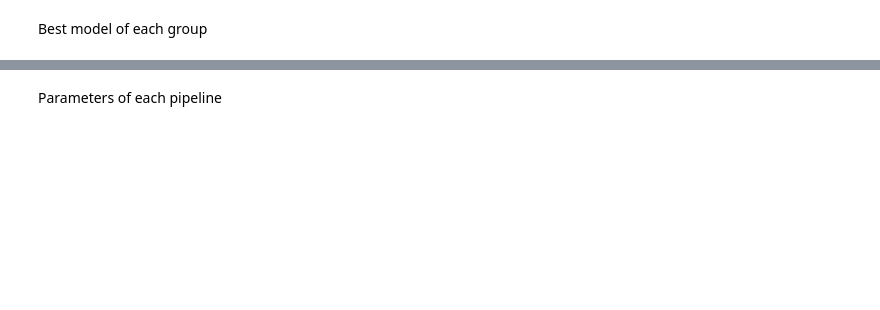
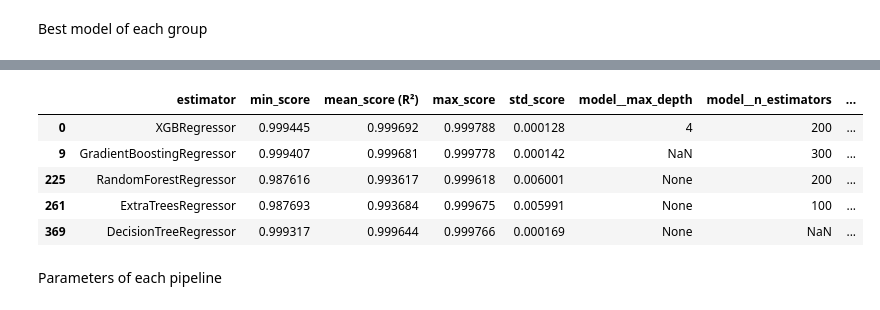
Before and after one commit to roeszler/filter-maintenance-predictor, a Jupyter notebook: jupyter_notebooks/05_ModelAndEvaluate_RUL.ipynb, the cells around one changed output, grey strips where cells are left out. Saved outputs shown, nothing was run; the diff lists cells and outputs as text; code cells hidden in the pictures; blank space fills up the shorter version.

```diff
--- a/jupyter_notebooks/05_ModelAndEvaluate_RUL.ipynb
+++ b/jupyter_notebooks/05_ModelAndEvaluate_RUL.ipynb
@@ -219,9 +373,7 @@ df_train
 # %% [markdown]
 Create **train** dataset with the same variables dropped as the **test** dataset
 # %%
-# corr_sel = SmartCorrelatedSelection(variables=None, method="spearman", threshold=0.6, selection_method="variance")
-# df_engineering = df_train.copy()
-# corr_sel.fit_transform(df_engineering)
+features_to_drop_test.insert(0, 'RUL')
 
 X_train = df_train.drop(features_to_drop_test,axis=1)
 y_train = df_train['Differential_pressure']
@@ -561,7 +637,7 @@ models_search = {
 params_search = {
     'XGBRegressor':{
         'model__max_depth': [2, 4, 6],
-        'model__n_estimators': [50, 100, 200],
+        'model__n_estimators': [50, 100, 200, 400, 600, 20931],
     }
 }
 # %% [markdown]
@@ -612,2 +715,5 @@ grid_search_summary_GBR
 # %% [markdown]
 Concatenation to summary
+# %%
+grid_search_summary = pd.concat([grid_search_summary_XGBR, grid_search_summary_GBR], ignore_index=True)
+grid_search_pipelines = dict(grid_search_pipelines_XGBR); grid_search_pipelines.update(grid_search_pipelines_GBR)
@@ -614,4 +772,4 @@ Concatenation to summary
 # %%
-grid_search_summary = pd.concat([grid_search_summary, grid_search_summary_GBR], ignore_index = True)
-data = dict(grid_search_pipelines); data.update(grid_search_pipelines_GBR)
+grid_search_summary = pd.concat([grid_search_summary, grid_search_summary_RForest], ignore_index = True)
+data = dict(grid_search_pipelines); data.update(grid_search_pipelines_RForest)
 grid_search_pipelines = data
@@ -668,11 +972,18 @@ grid_search_summary
 # %%
-grid_search_summary = grid_search_summary.drop(labels=['model__copy_X', 'model__fit_intercept', 'model__positive',
-                                                    'model__alpha', 'model__average', 'model__learning_rate', 'model__loss',
-                                                    'model__penalty', 'model__criterion', 'model__max_depth', 'model__max_features',
-                                                    'model__min_samples_split', 'model__splitter', 'model__n_estimators',
-                                                    'model__random_state', 'model__early_stopping'], axis=1)
+# grid_search_summary = grid_search_summary.drop(labels=['model__copy_X', 'model__fit_intercept', 'model__positive',
+#                                                     'model__alpha', 'model__average', 'model__learning_rate', 'model__loss',
+#                                                     'model__penalty', 'model__criterion', 'model__max_depth', 'model__max_features',
+#                                                     'model__min_samples_split', 'model__splitter', 'model__n_estimators',
+#                                                     'model__random_state', 'model__early_stopping'], axis=1)
 
 grid_search_summary[grid_search_summary.estimator != grid_search_summary.estimator.shift(1)].head()
+# %% [output]
+|  | estimator | min_score | mean_score (R²) | max_score | std_score | model__max_depth | model__n_estimators | ... |
+| 0 | XGBRegressor | 0.999445 | 0.999692 | 0.999788 | 0.000128 | 4 | 200 | ... |
+| 9 | GradientBoostingRegressor | 0.999407 | 0.999681 | 0.999778 | 0.000142 | NaN | 300 | ... |
+| 225 | RandomForestRegressor | 0.987616 | 0.993617 | 0.999618 | 0.006001 | None | 200 | ... |
+| 261 | ExtraTreesRegressor | 0.987693 | 0.993684 | 0.999675 | 0.005991 | None | 100 | ... |
+| 369 | DecisionTreeRegressor | 0.999317 | 0.999644 | 0.999766 | 0.000169 | None | NaN | ... |
 # %% [markdown]
 Parameters of each pipeline
 # %%
```
Also changed, not shown: parts of 128 cells of this notebook, 1 other file.
